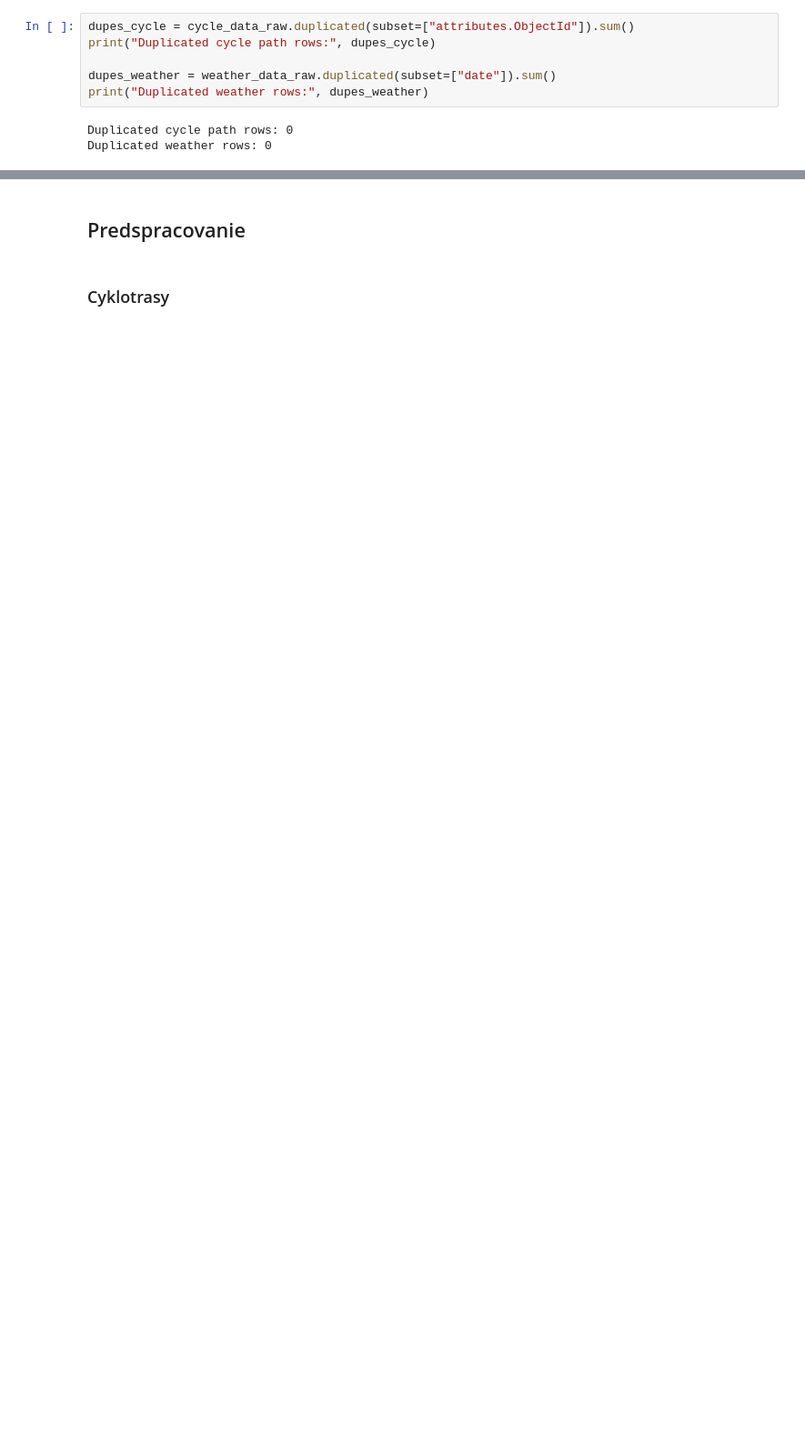
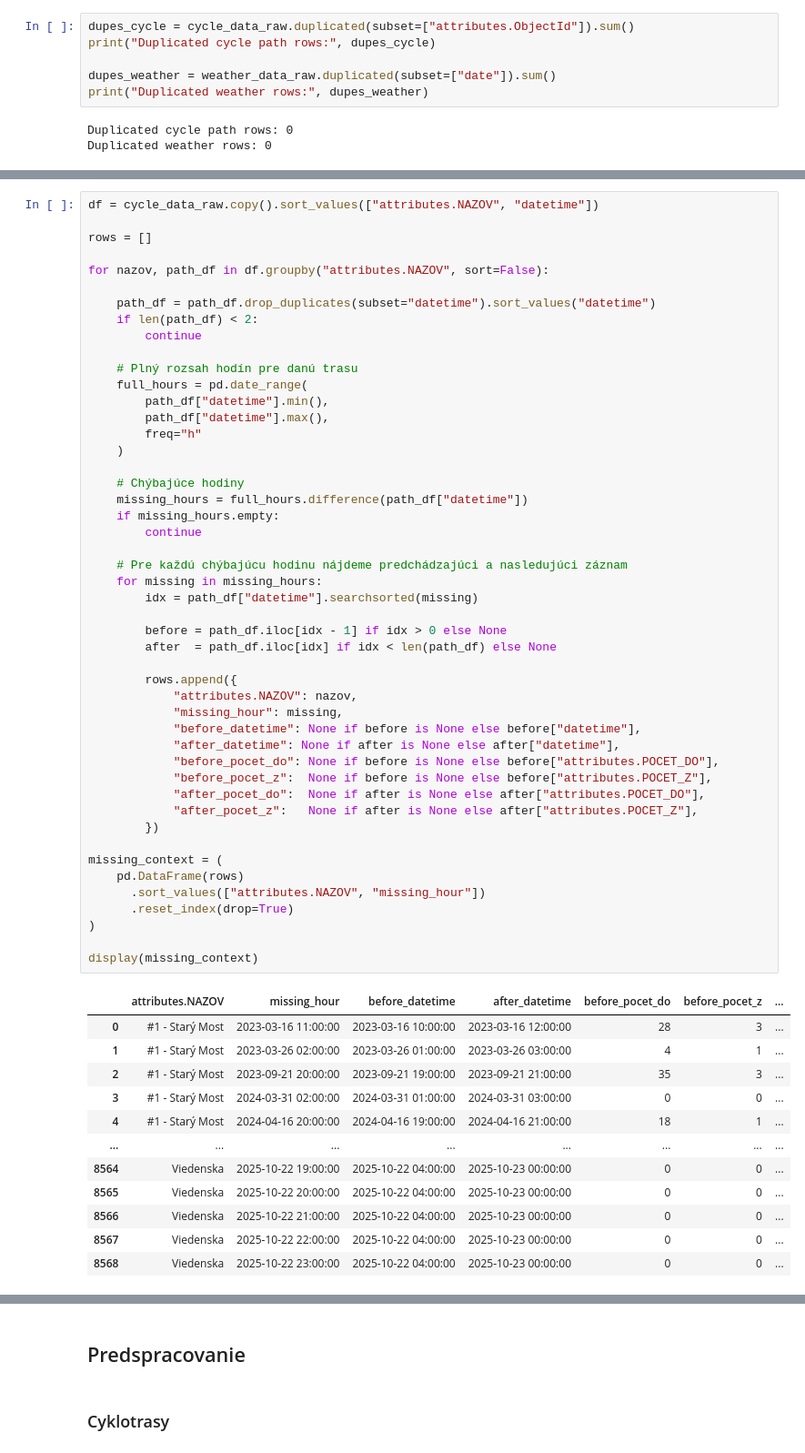
Before and after one commit to NataliaKrebesova/PriDav_BA_cycle_path_analysis, a Jupyter notebook: Code/spracovanie_dat.ipynb, the cells around one changed output, grey strips where cells are left out. Shown at 91% size. Cells and saved outputs as stored; diff of their text form; blank space fills up the shorter version.

Commit message:
Fixed missing data

```diff
--- a/Code/spracovanie_dat.ipynb
+++ b/Code/spracovanie_dat.ipynb
@@ -108,0 +149,61 @@ Duplicated weather rows: 0
+# %%
+df = cycle_data_raw.copy().sort_values(["attributes.NAZOV", "datetime"])
+
+rows = []
+
+for nazov, path_df in df.groupby("attributes.NAZOV", sort=False):
+
+    path_df = path_df.drop_duplicates(subset="datetime").sort_values("datetime")
+    if len(path_df) < 2:
+        continue
+
+    # Plný rozsah hodín pre danú trasu
+    full_hours = pd.date_range(
+        path_df["datetime"].min(),
+        path_df["datetime"].max(),
+        freq="h"
+    )
+
+    # Chýbajúce hodiny
+    missing_hours = full_hours.difference(path_df["datetime"])
+    if missing_hours.empty:
+        continue
+
+    # Pre každú chýbajúcu hodinu nájdeme predchádzajúci a nasledujúci záznam
+    for missing in missing_hours:
+        idx = path_df["datetime"].searchsorted(missing)
+
+        before = path_df.iloc[idx - 1] if idx > 0 else None
+        after  = path_df.iloc[idx] if idx < len(path_df) else None
+
+        rows.append({
+            "attributes.NAZOV": nazov,
+            "missing_hour": missing,
+            "before_datetime": None if before is None else before["datetime"],
+            "after_datetime": None if after is None else after["datetime"],
+            "before_pocet_do": None if before is None else before["attributes.POCET_DO"],
+            "before_pocet_z":  None if before is None else before["attributes.POCET_Z"],
+            "after_pocet_do":  None if after is None else after["attributes.POCET_DO"],
+            "after_pocet_z":   None if after is None else after["attributes.POCET_Z"],
+        })
+
+missing_context = (
+    pd.DataFrame(rows)
+      .sort_values(["attributes.NAZOV", "missing_hour"])
+      .reset_index(drop=True)
+)
+
+display(missing_context)
+# %% [output]
+|  | attributes.NAZOV | missing_hour | before_datetime | after_datetime | before_pocet_do | before_pocet_z | ... |
+| 0 | #1 - Starý Most | 2023-03-16 11:00:00 | 2023-03-16 10:00:00 | 2023-03-16 12:00:00 | 28 | 3 | ... |
+| 1 | #1 - Starý Most | 2023-03-26 02:00:00 | 2023-03-26 01:00:00 | 2023-03-26 03:00:00 | 4 | 1 | ... |
+| 2 | #1 - Starý Most | 2023-09-21 20:00:00 | 2023-09-21 19:00:00 | 2023-09-21 21:00:00 | 35 | 3 | ... |
+| 3 | #1 - Starý Most | 2024-03-31 02:00:00 | 2024-03-31 01:00:00 | 2024-03-31 03:00:00 | 0 | 0 | ... |
+| 4 | #1 - Starý Most | 2024-04-16 20:00:00 | 2024-04-16 19:00:00 | 2024-04-16 21:00:00 | 18 | 1 | ... |
+| ... | ... | ... | ... | ... | ... | ... | ... |
+| 8564 | Viedenska | 2025-10-22 19:00:00 | 2025-10-22 04:00:00 | 2025-10-23 00:00:00 | 0 | 0 | ... |
+| 8565 | Viedenska | 2025-10-22 20:00:00 | 2025-10-22 04:00:00 | 2025-10-23 00:00:00 | 0 | 0 | ... |
+| 8566 | Viedenska | 2025-10-22 21:00:00 | 2025-10-22 04:00:00 | 2025-10-23 00:00:00 | 0 | 0 | ... |
+| 8567 | Viedenska | 2025-10-22 22:00:00 | 2025-10-22 04:00:00 | 2025-10-23 00:00:00 | 0 | 0 | ... |
+| 8568 | Viedenska | 2025-10-22 23:00:00 | 2025-10-22 04:00:00 | 2025-10-23 00:00:00 | 0 | 0 | ... |
```
Also changed, not shown: parts of 23 cells of this notebook, 1 other file.
